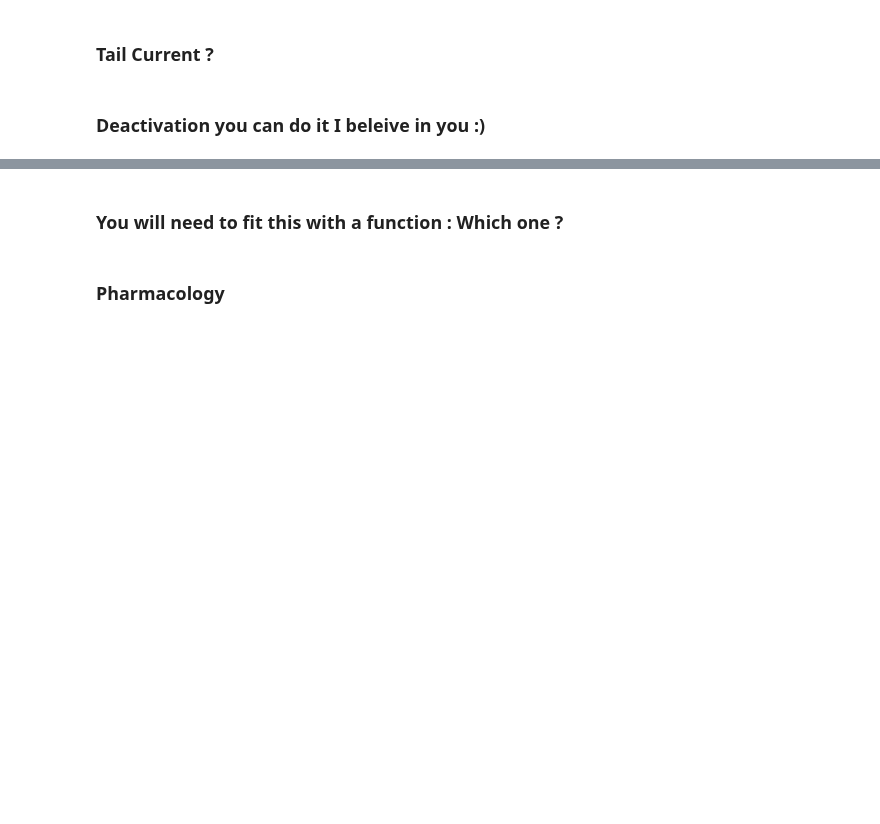
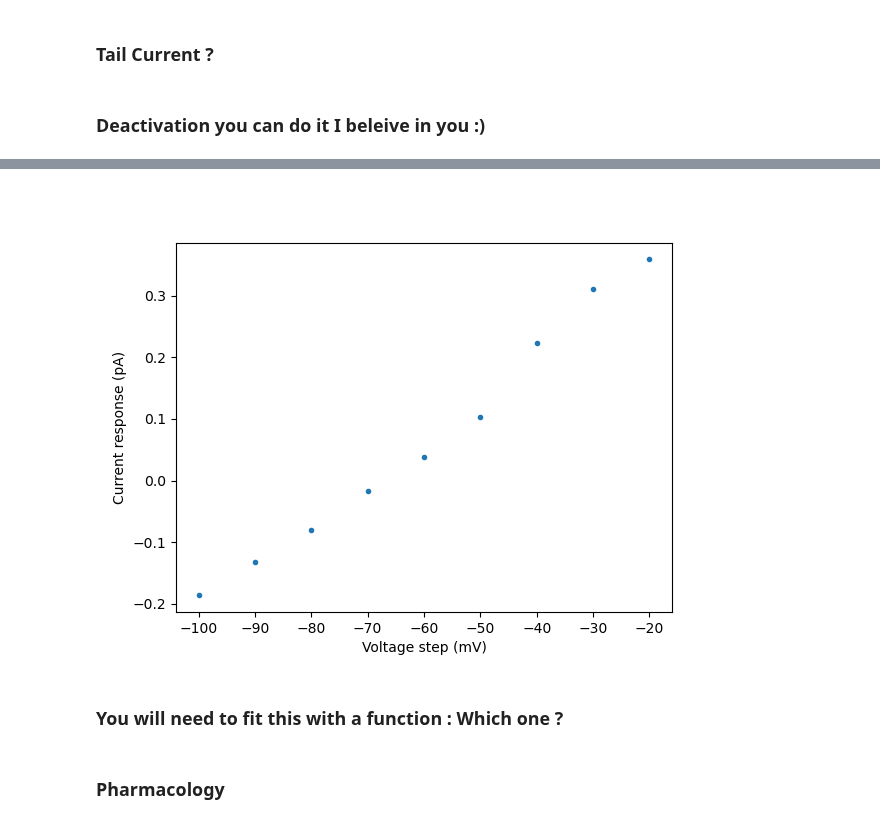
Before and after one commit to afmontarras/CSHL, a Jupyter notebook: Kv.ipynb, the cells around one changed output, grey strips where cells are left out. Cells and saved outputs as stored; diff of their text form; code cells hidden in the pictures; blank space fills up the shorter version.

```diff
--- a/Kv.ipynb
+++ b/Kv.ipynb
@@ -148,23 +151,30 @@ fit_exp
 # %%
+swps, swp_time, sr = get_sweeps(f)
 ## The mean on your voltage step:
-v_start = 0.036
-v_end = 0.02
+v_start = 0.125
+v_end = 0.3
 voltage_step = np.mean(swp_window(swps,v_start,v_end,sr,channel=1),axis=1)
+## the baseline current:
+i_start = 0.05
+i_end = 0.08
+current_baseline = np.max(swp_window(swps,i_start,i_end,sr,channel=0),axis=1)
 ## the reference pic response in your current:
-i_start = 0.011
-i_end = 0.024
-ref_current = np.max(swp_window(swps,i_start,i_end,sr,channel=0),axis=1)
+i_start = 0.105
+i_end = 0.108
+ref_current = np.max(swp_window(swps,i_start,i_end,sr,channel=0),axis=1) - current_baseline
 ## the pic response in your current:
-i_start = 0.036
-i_end = 0.2
-current_response = np.max(swp_window(swps,i_start,i_end,sr,channel=0),axis=1)
+i_start = 0.110
+i_end = 0.115
+current_response = np.max(swp_window(swps,i_start,i_end,sr,channel=0),axis=1) - current_baseline
 ## Create a figure plot with this line:
 fig,ax = plt.subplots()
 ## the ax.plot(x,y,'line, dot,...') will plot your data to the figure
 ax.plot(voltage_step,current_response/ref_current,'.')
 ax.set_xlabel('Voltage step (mV)')
 ax.set_ylabel('Current response (pA)')
 plt.show()
+# %% [output]
+[figure, added]
 # %% [markdown]
 ### You will need to fit this with a function : Which one ?
 # %% [markdown]
```
Also changed, not shown: parts of 8 cells of this notebook, 1 other file.
